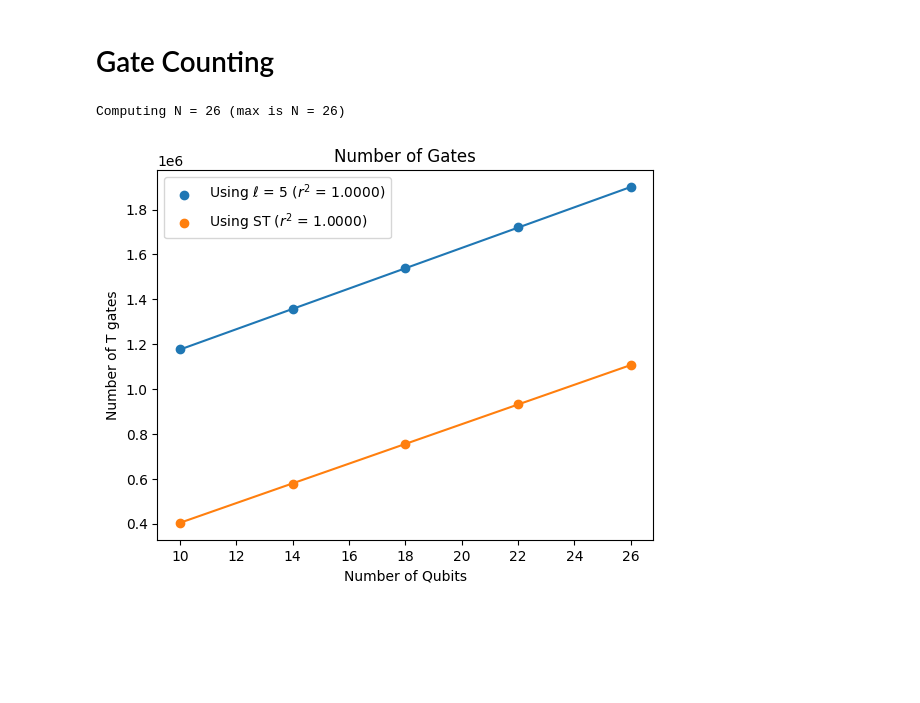
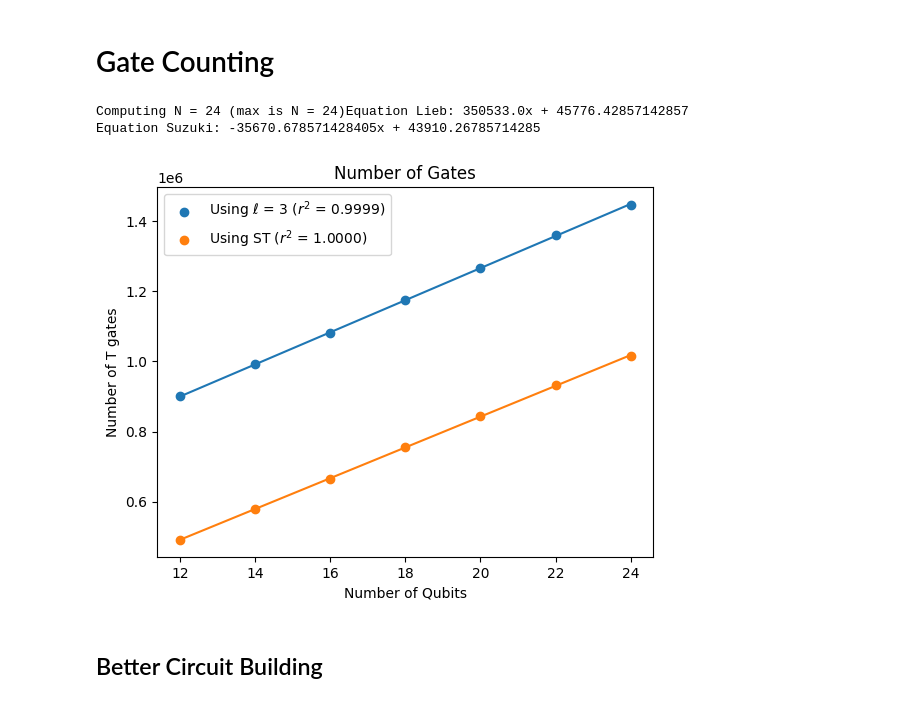
Before and after one commit to guilhermebaos/QUARMEN-Lessons, a Jupyter notebook: Quantum Algorithms/02-Final-Project.ipynb, the cells around one changed output. Saved outputs shown, nothing was run; the diff lists cells and outputs as text; code cells hidden in the pictures; blank space fills up the shorter version.

```diff
--- a/Quantum Algorithms/02-Final-Project.ipynb
+++ b/Quantum Algorithms/02-Final-Project.ipynb
@@ -624,9 +624,9 @@ Computing ell = 4 (max is ell = 4)
 # %% [markdown]
 # Gate Counting
 # %%
-def lieb_qc( N: int, zz: np.ndarray, jj: list[float], ell: int, order: int = 2, reps: int = 1, dt: float = 0.1, draw: bool = False) -> QuantumCircuit:
+def lieb_qc(N: int, zz: np.ndarray, jj: list[float], ell: int, order: int = 2, reps: int = 1, dt: float = 0.1, draw: bool = False) -> QuantumCircuit:
     """
-        Count number of T gates in a Clifford+T decomposition of a circuit
+        Build the time-evolution operator using LR bounds.
     """
 
     # Make sure N is even
@@ -687,10 +687,10 @@ def qc_tgates(qc: QuantumCircuit) -> int:
     return counts.get("t", 0)
 # %%
 # PARAMETERS
-Nmin = 10
-Nmax = 26
-Nstep = 4
-ell = 5
+Nmin = 12
+Nmax = 24
+Nstep = 2
+ell = 3
 
 order = 2
 reps = 1
@@ -702,7 +702,6 @@ jj = [0.25, 0.25, 0.25]
 nn = np.arange(Nmin, Nmax+Nstep, Nstep)
 nn_model = np.reshape(nn, (-1, 1))
 
-dd = []
 ee = []
 gg_lieb = []
 gg_suzuki = []
@@ -738,15 +737,6 @@ for N in nn:
     gg_suzuki += [qc_tgates(qc_s)]
 
 
-    # # Compute error in operator norm
-    # Ul = Operator(qc_l).data
-    # Us = Operator(qc_s).data
-
-    # # Operator-norm (spectral norm) distance
-    # dist = np.linalg.norm(Ul - Us, ord=2)
-    # dd += [dist]
-
-
 # Convert to array
 gg_lieb = np.array(gg_lieb)
 gg_suzuki = np.array(gg_suzuki)
@@ -756,32 +746,39 @@ model = LinearRegression()
 model.fit(nn_model, gg_lieb)
 
 a_lieb = model.intercept_
 b_lieb = model.coef_[0]
 r2_lieb = model.score(nn_model, gg_lieb)
 
 reg_lieb = b_lieb * nn + a_lieb
 
 
 # Linear regression 2
 model = LinearRegression()
 model.fit(nn_model, gg_suzuki)
 
 a_suzuki = model.intercept_
 b_suzuki = model.coef_[0]
 r2_suzuki = model.score(nn_model, gg_suzuki)
 
 reg_suzuki = b_suzuki * nn + a_suzuki
 
+
+print(f"Equation Lieb: {a_lieb}x + {b_lieb}")
+print(f"Equation Suzuki: {a_suzuki}x + {b_suzuki}")
+
 # Plot
 plt.scatter(nn, gg_lieb, label=f"Using $\\ell$ = {ell} ($r^2$ = {r2_lieb:.4f})")
 plt.scatter(nn, gg_suzuki, label=f"Using ST ($r^2$ = {r2_suzuki:.4f})")
 plt.plot(nn, reg_lieb)
 plt.plot(nn, reg_suzuki)
 plt.title(f"Number of Gates")
 plt.xlabel("Number of Qubits")
 plt.ylabel("Number of T gates")
 plt.legend()
 plt.show()
 # %% [output]
-Computing N = 26 (max is N = 26)
+Computing N = 24 (max is N = 24)Equation Lieb: 350533.0x + 45776.42857142857
+Equation Suzuki: -35670.678571428405x + 43910.26785714285
-[figure, old version]
+[figure, new version]
+# %% [markdown]
+## Better Circuit Building
```
Also changed, not shown: parts of 6 cells of this notebook.
